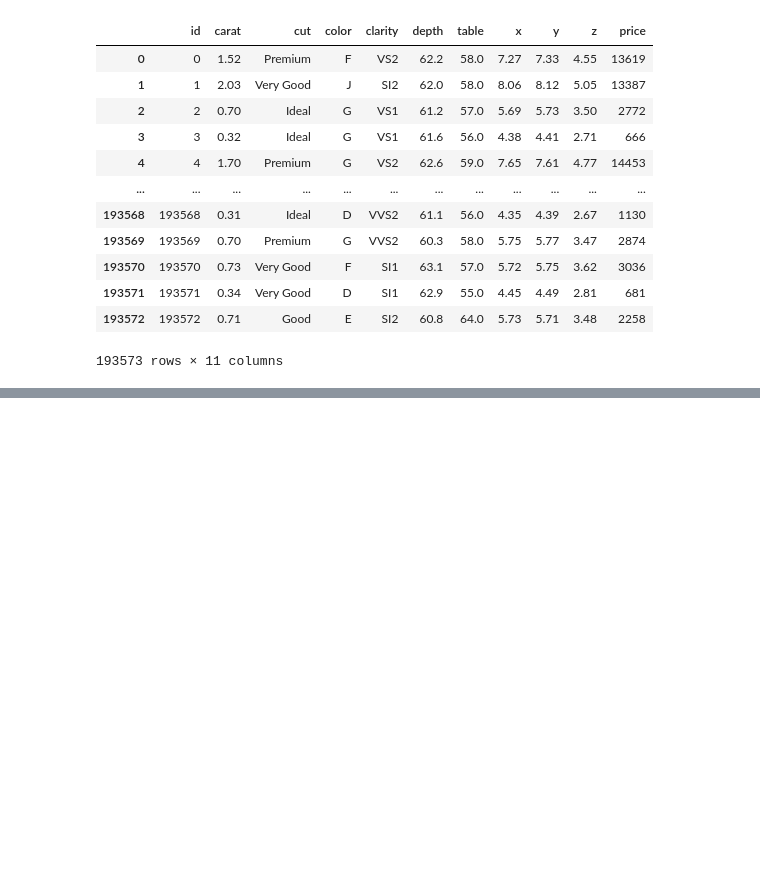
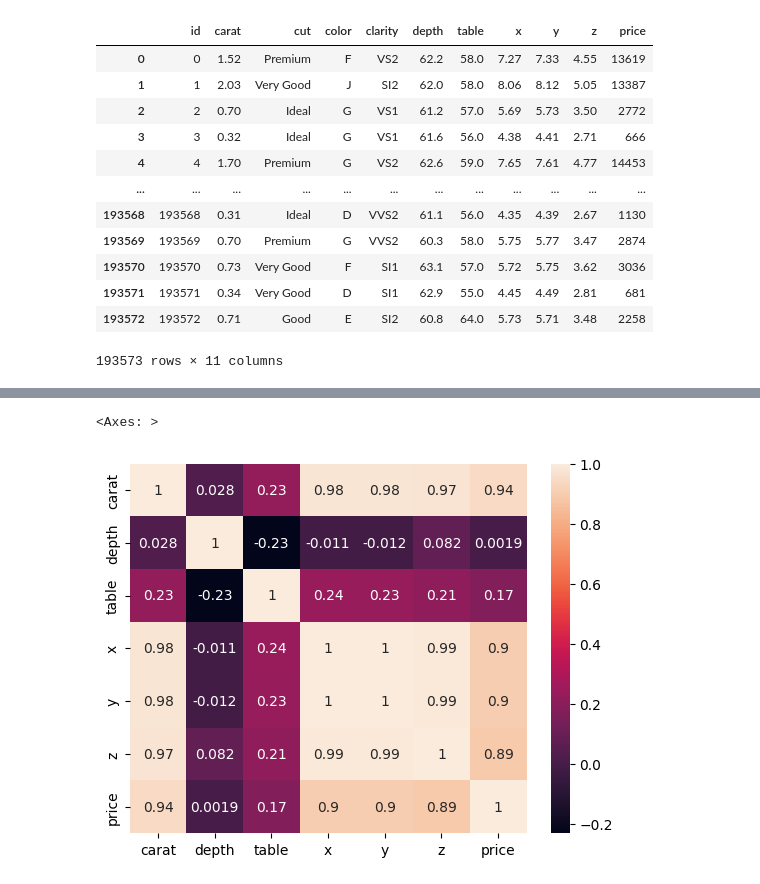
Before and after one commit to ashutosh229/MLOps_Project1, a Jupyter notebook: experiment/trials.ipynb, the cells around one changed output, grey strips where cells are left out. Drawn from its saved outputs; the diff is of its cells as text; code cells hidden in the pictures; blank space fills up the shorter version.

```diff
--- a/experiment/trials.ipynb
+++ b/experiment/trials.ipynb
@@ -19,0 +109,5 @@ df
+# %%
+sns.heatmap(data[num_cols].corr(),annot=True)
+# %% [output]
+<Axes: >
+[figure, added]
```
Also changed, not shown: parts of 11 cells of this notebook.
